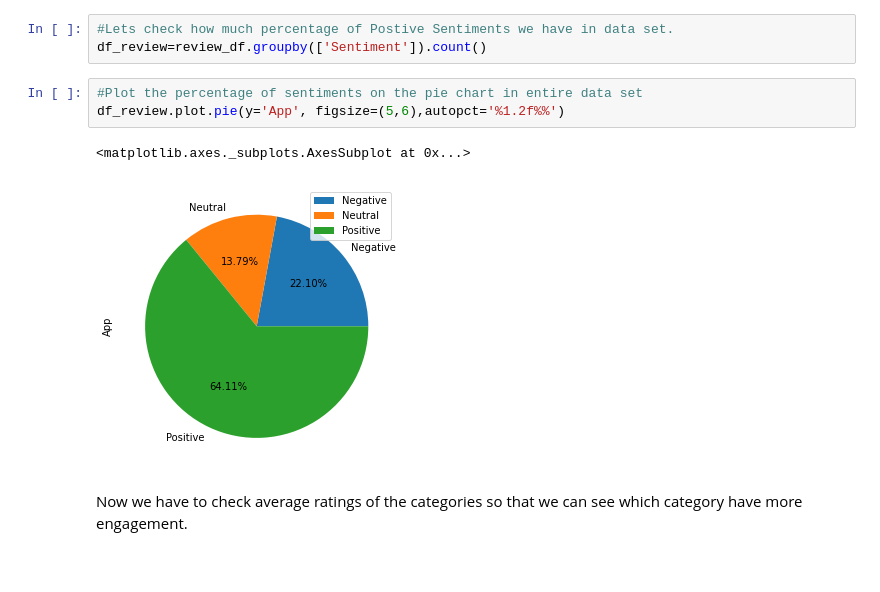
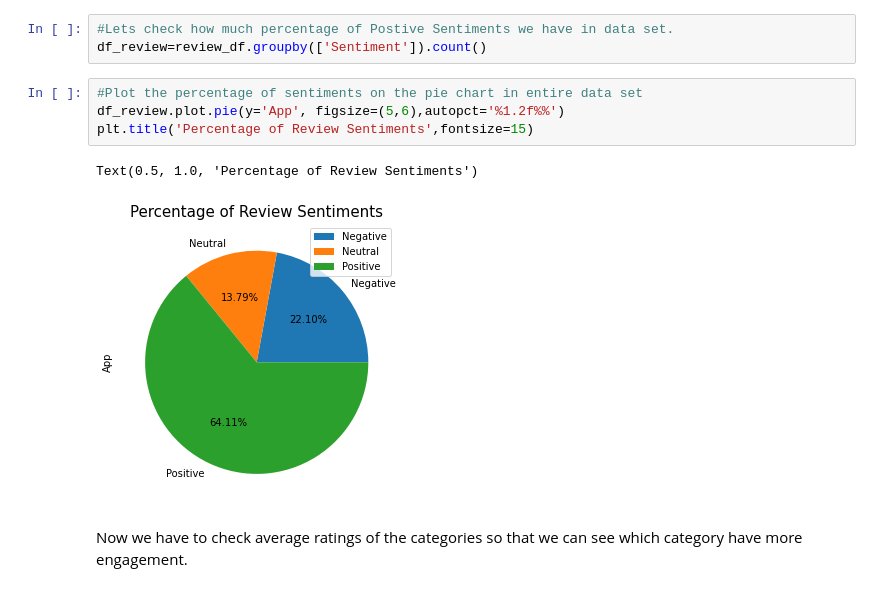
Before and after one commit to MadhurAwasthi/Play_Store-EDA, a Jupyter notebook: Play_Store_App_Review_Analysis_Capstone_Project.ipynb, the cells around one changed output. Cells and saved outputs as stored; diff of their text form.

```diff
--- a/Play_Store_App_Review_Analysis_Capstone_Project.ipynb
+++ b/Play_Store_App_Review_Analysis_Capstone_Project.ipynb
@@ -535,9 +535,10 @@ df_review=review_df.groupby(['Sentiment']).count()
 # %%
 #Plot the percentage of sentiments on the pie chart in entire data set
 df_review.plot.pie(y='App', figsize=(5,6),autopct='%1.2f%%')
+plt.title('Percentage of Review Sentiments',fontsize=15)
 # %% [output]
-<matplotlib.axes._subplots.AxesSubplot at 0x...>
+Text(0.5, 1.0, 'Percentage of Review Sentiments')
-[figure, old version]
+[figure, new version]
 # %% [markdown]
 Now we have to check average ratings of the categories so that we can see which category have more engagement.
 # %%
```
Also changed, not shown: parts of 4 cells of this notebook.
